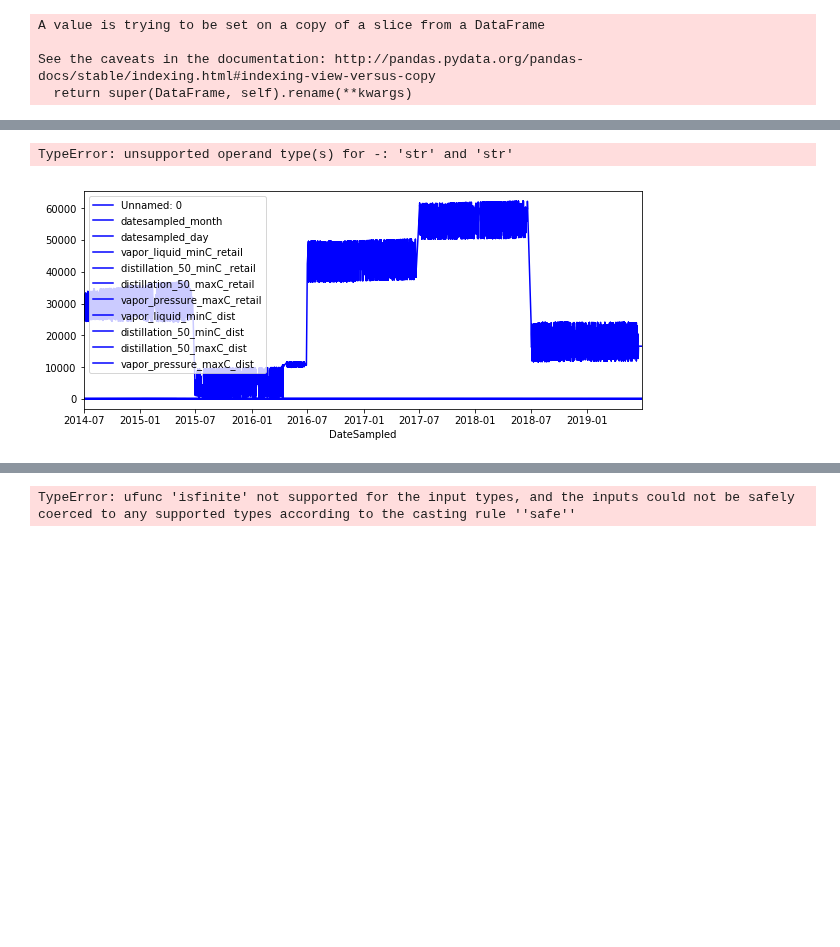
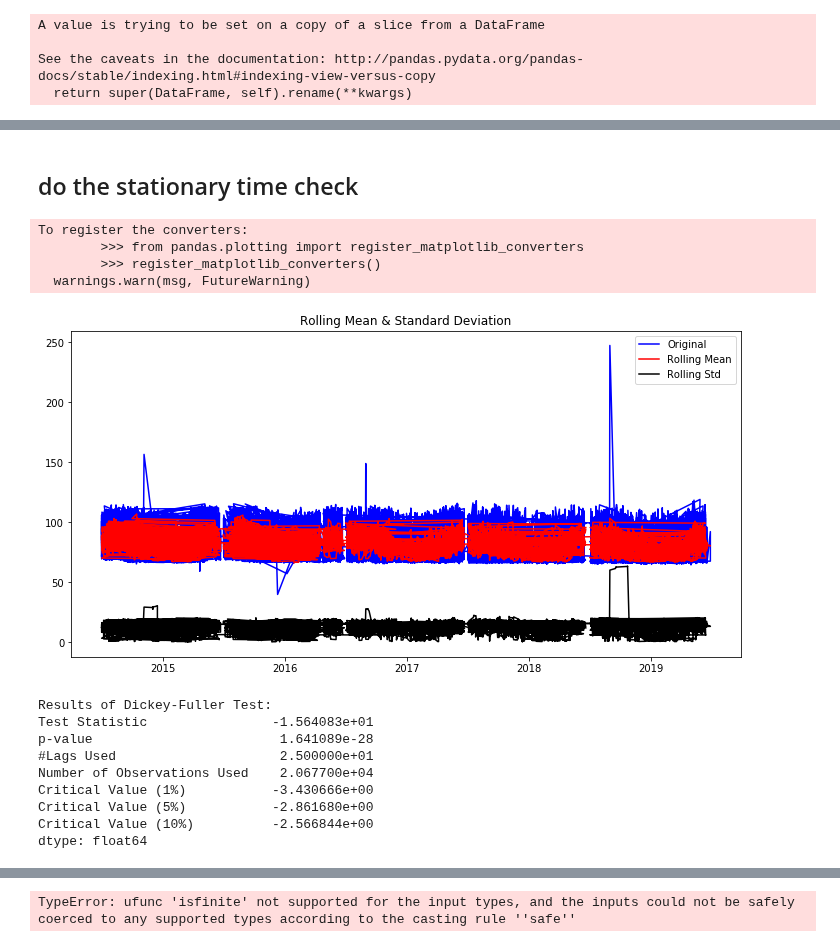
Before and after one commit to mishaberrien/tenessee-fuel-quality-analysis, a Jupyter notebook: notebooks/03_analysis/07302019-kph-time-analysis.ipynb, the cells around one changed output, grey strips where cells are left out. Cells and saved outputs as stored; diff of their text form; code cells hidden in the pictures; blank space fills up the shorter version.

Commit message:
graphs for the first time and floats converted

```diff
--- a/notebooks/03_analysis/07302019-kph-time-analysis.ipynb
+++ b/notebooks/03_analysis/07302019-kph-time-analysis.ipynb
@@ -37,0 +57,2 @@ Index(['Unnamed: 0', 'Sample', 'Prod', 'DateSampled', 'Grade', 'Supplier',
+# %%
+volatility_results_df['temp'] = volatility_results_df.Result.astype('float')
@@ -37,0 +65,3 @@ Index(['Unnamed: 0', 'Sample', 'Prod', 'DateSampled', 'Grade', 'Supplier',
+# %%
+volatility_results_df.drop('Result', axis=1, inplace=True)
+volatility_results_df.info()
@@ -37,0 +80,3 @@ Index(['Unnamed: 0', 'Sample', 'Prod', 'DateSampled', 'Grade', 'Supplier',
+# %%
+volatility_results_floats_df = volatility_results_df.dropna()
+volatility_results_floats_df.head()
@@ -38,13 +91,16 @@ Index(['Unnamed: 0', 'Sample', 'Prod', 'DateSampled', 'Grade', 'Supplier',
 # %%
 # Make data frames for each test to compare seasonality with temperature results of test
-distillation_50_df = volatility_df[volatility_df.Test == 'Distillation 50%']
-distillation_50_df.rename(columns={"Result": "Result_deg_C"}, inplace =True)
+distillation_50_df = volatility_results_floats_df[volatility_results_floats_df.Test == 'Distillation 50%']
+distillation_50_df.rename(columns={"temp": "Result_deg_C"}, inplace =True)
+Distillation_50 = distillation_50_df.drop(columns=['Test'])
 
-vapor_liquid_df = volatility_df[volatility_df.Test == 'Vapor-Liquid Ratio']
-vapor_liquid_df.rename(columns={"Result": "Result_deg_C"}, inplace =True)
+vapor_liquid_df = volatility_results_floats_df[volatility_results_floats_df.Test == 'Vapor-Liquid Ratio']
+vapor_liquid_df.rename(columns={"temp": "Result_deg_C"}, inplace =True)
+Vapor_Liquid = vapor_liquid_df.drop(columns=['Test'])
 
-vapor_pressure_df = volatility_df[volatility_df.Test == 'Vapor Pressure']
-vapor_pressure_df.rename(columns={"Result": "Result_deg_C"}, inplace =True)
+vapor_pressure_df = volatility_results_floats_df[volatility_results_floats_df.Test == 'Vapor Pressure']
+vapor_pressure_df.rename(columns={"temp": "Result_deg_C"}, inplace =True)
+Vapor_Pressure = vapor_pressure_df.drop(columns=['Test'])
 # %% [output]
 A value is trying to be set on a copy of a slice from a DataFrame
 
@@ -121,40 +134,61 @@ Name: Result_deg_C, Length: 20752, dtype: float64
+# %% [markdown]
+## do the stationary time check
 # %%
+import pandas as pd
+from pandas import Series
+import numpy as np
+
+import matplotlib.pylab as plt
+%matplotlib inline
+
 # Import the check_stationarity function from previous lab
-def stationarity_check(TS, col_name):
+def stationarity_check(TS):
 
     # Import adfuller
     from statsmodels.tsa.stattools import adfuller
 
     # Calculate rolling statistics
-    rolmean = TS[col_name].rolling(window = 8, center = False).mean()
-    rolstd = TS[col_name].rolling(window = 8, center = False).std()
+    rolmean = TS.rolling(window = 8, center = False).mean()
+    rolstd = TS.rolling(window = 8, center = False).std()
 
     # Perform the Dickey Fuller Test
-    dftest = adfuller(TS[col_name]) # change the passengers column as required
+    dftest = adfuller(TS['Result_deg_C']) # change the passengers column as required
 
     #Plot rolling statistics:
     fig = plt.figure(figsize=(12,6))
-    orig = plt.plot(TS[col_name], color='blue',label='Original')
+    orig = plt.plot(TS, color='blue',label='Original')
     mean = plt.plot(rolmean, color='red', label='Rolling Mean')
     std = plt.plot(rolstd, color='black', label = 'Rolling Std')
     plt.legend(loc='best')
     plt.title('Rolling Mean & Standard Deviation')
     plt.show(block=False)
 
     # Print Dickey-Fuller test results
     print ('Results of Dickey-Fuller Test:')
 
     dfoutput = pd.Series(dftest[0:4], index=['Test Statistic','p-value','#Lags Used','Number of Observations Used'])
     for key,value in dftest[4].items():
         dfoutput['Critical Value (%s)'%key] = value
     print (dfoutput)
 
     return None
 
 # Import passengers.csv and set it as a time-series object. Plot the TS
-distillation_50_df.plot(figsize=(10,4), color="blue");
-stationarity_check(distillation_50_df, 'Result_deg_C')
+#Distillation_50.plot(figsize=(10,4), color="blue");
+stationarity_check(Distillation_50)
 # %% [output]
-TypeError: unsupported operand type(s) for -: 'str' and 'str'
+To register the converters:
+        >>> from pandas.plotting import register_matplotlib_converters
+        >>> register_matplotlib_converters()
+  warnings.warn(msg, FutureWarning)
-[figure, old version]
+[figure, new version]
+Results of Dickey-Fuller Test:
+Test Statistic                -1.564083e+01
+p-value                        1.641089e-28
+#Lags Used                     2.500000e+01
+Number of Observations Used    2.067700e+04
+Critical Value (1%)           -3.430666e+00
+Critical Value (5%)           -2.861680e+00
+Critical Value (10%)          -2.566844e+00
+dtype: float64
 # %%
```
Also changed, not shown: parts of 15 cells of this notebook.
